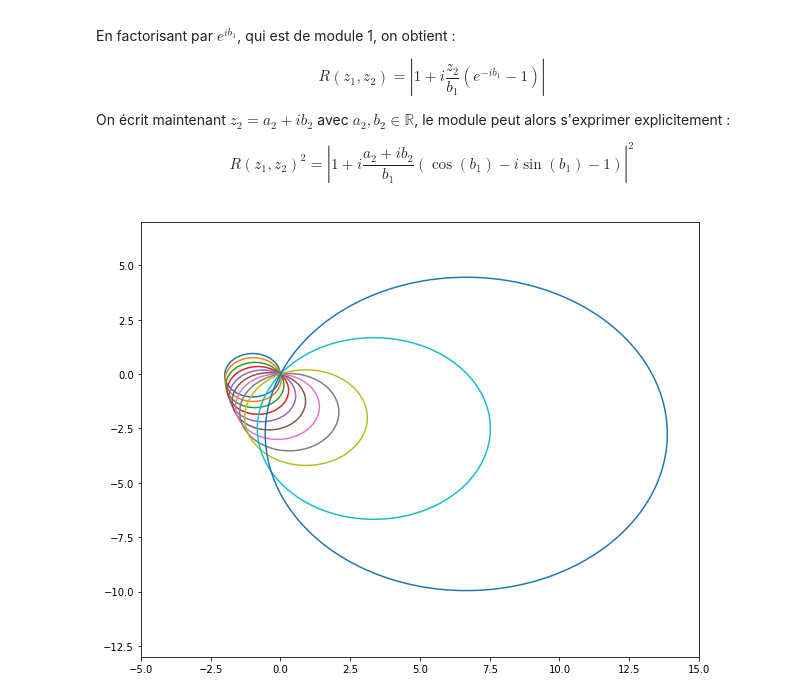
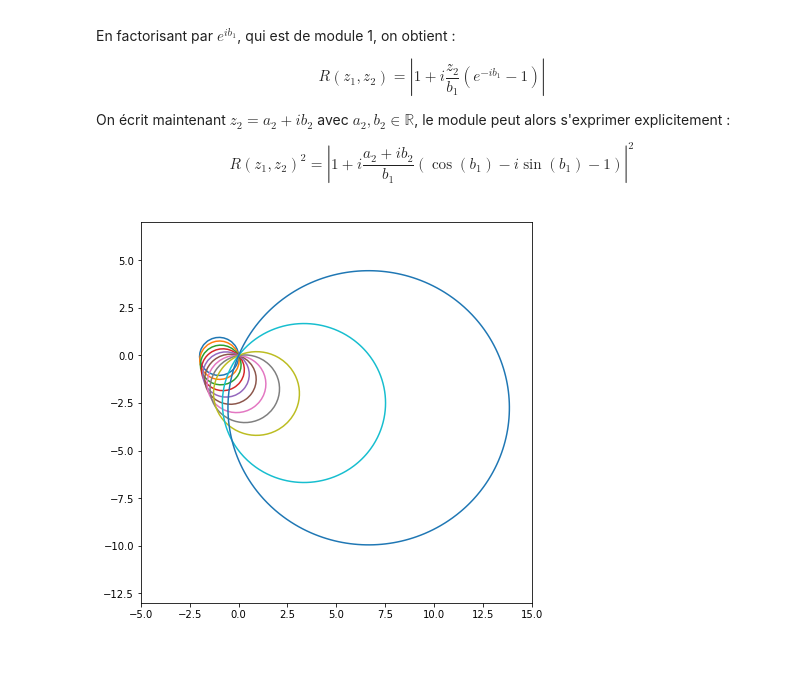
Before and after one commit to kivvix/miMaS, a Jupyter notebook: notebook/cfl.ipynb, the cells around one changed output. Drawn from its saved outputs; the diff is of its cells as text; code cells hidden in the pictures; blank space fills up the shorter version.

```diff
--- a/notebook/cfl.ipynb
+++ b/notebook/cfl.ipynb
@@ -1401,24 +1399,26 @@ $$
 # %%
 import matplotlib.colors as mcolors # for mcolors.TABLEAU_COLORS
 
 def contour ( expr , z , Ir , Ii , **kwargs):
   x,y = sp.symbols("x y",real=True)
   f = sp.lambdify((x, y), expr.subs(z,x+I*y),'numpy')
 
   a = np.linspace(*Ir)
   b = np.linspace(*Ii)
   X, Y = np.meshgrid(a, b)
   return plt.contour(X,Y, f(X,Y),**kwargs)
 
 b1,a2,b2 = sp.symbols("b_1 a_2 b_2",real=True)
 z = sp.symbols("z")
 R = sp.Abs(sp.exp(I*b1) - I*z/b1*(sp.exp(I*b1)-1))
 
 palette = list(mcolors.TABLEAU_COLORS)
-plt.rcParams['figure.figsize'] = [10, 8]
+save_figsize = plt.rcParams['figure.figsize']
+plt.rcParams['figure.figsize'] = [7, 7]
 for i,n in enumerate([1,5,10,15,20,25,30,35,40,50,55]):
   contour( R.subs(b1,n/10.) , z , (-5,15,100) , (-13,7,100) , levels=[1.] , colors=palette[i%len(palette)] )
 
 plt.show()
+plt.rcParams['figure.figsize'] = save_figsize
 # %% [output]
-[figure, old version]
+[figure, new version]
```
Also changed, not shown: parts of 4 cells of this notebook, 1 other file.
